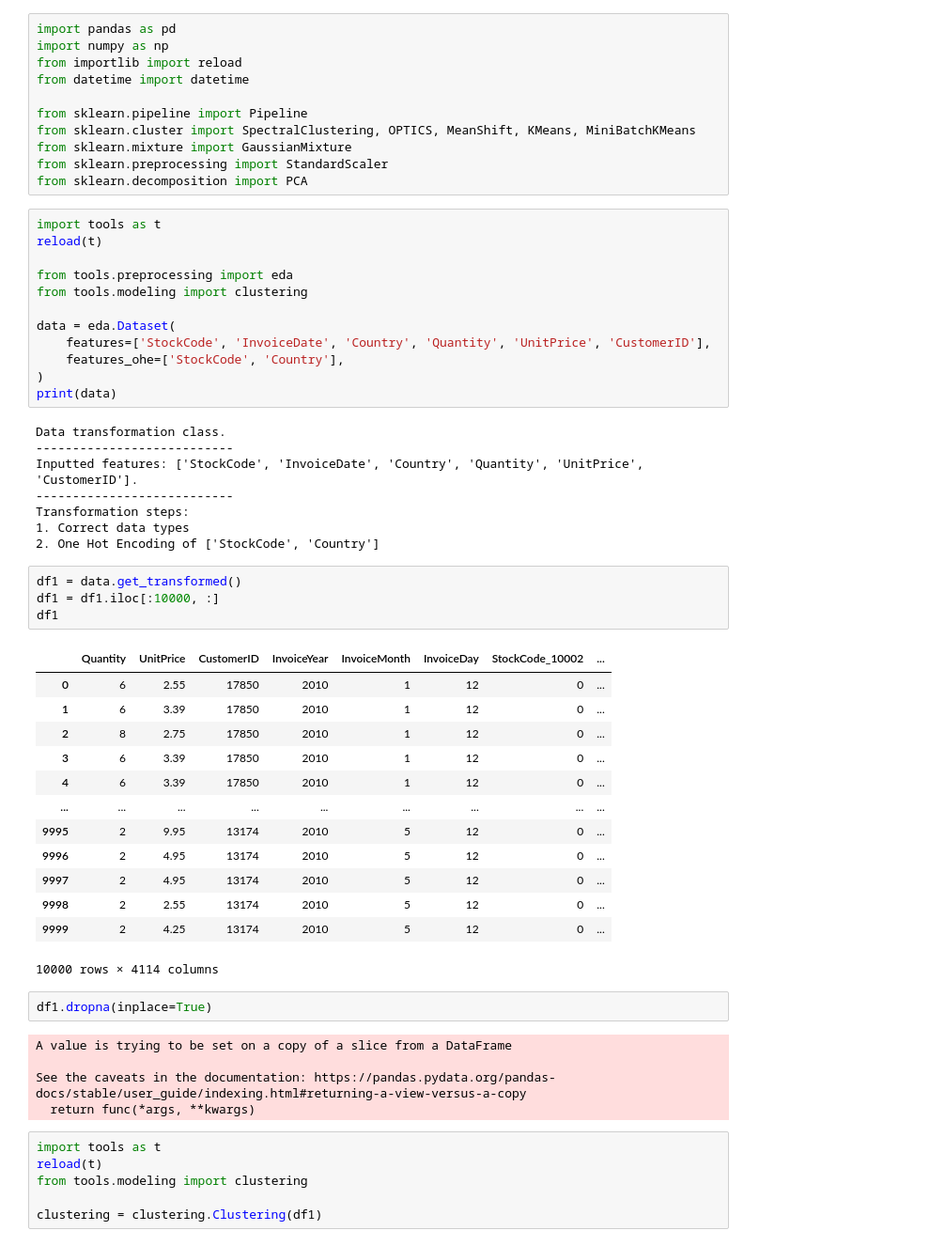
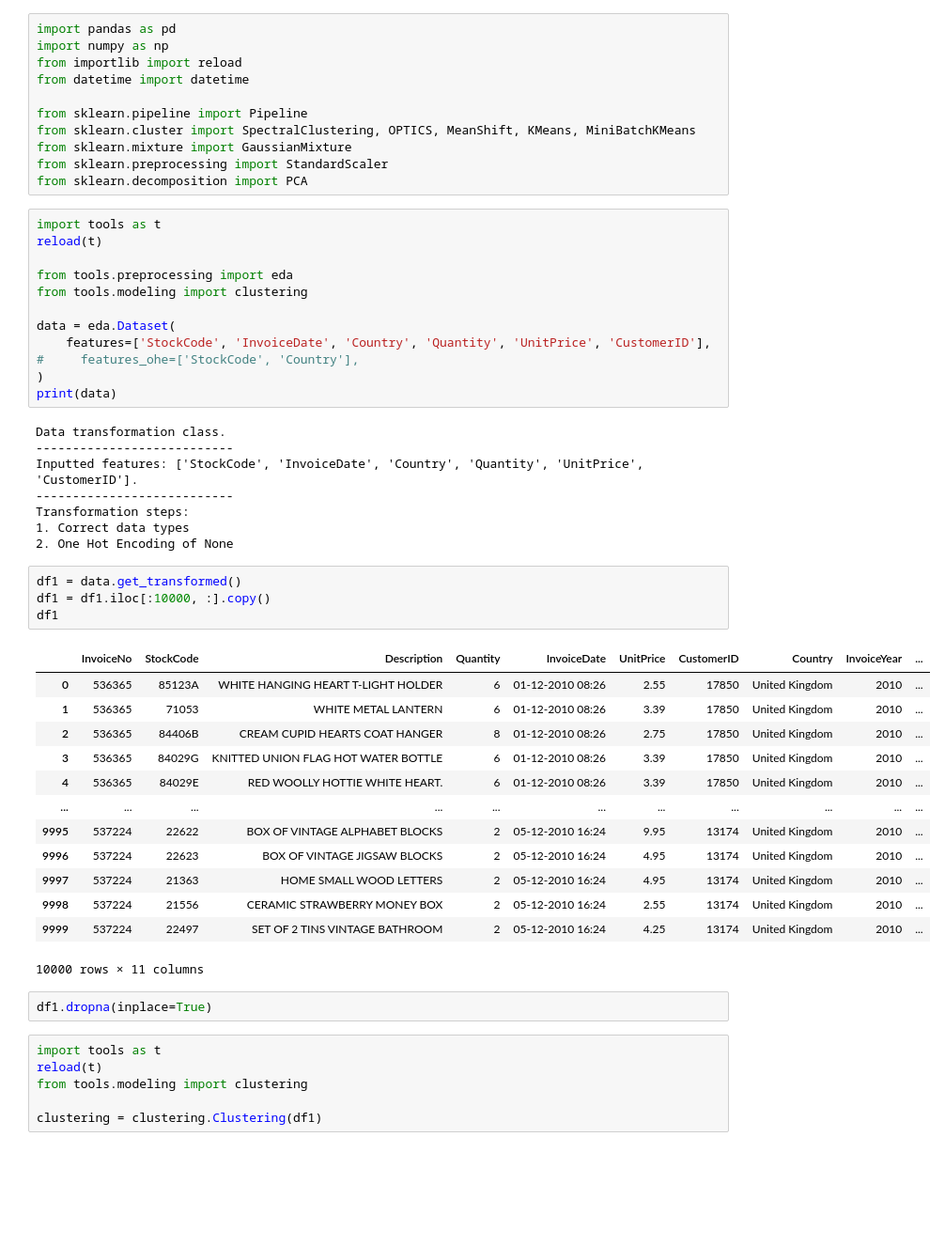
Before and after one commit to nastiag67/online-retail-clustering, a Jupyter notebook: README.ipynb, the cells around one changed output. Shown at 94% size. Cells and saved outputs as stored; diff of their text form; blank space fills up the shorter version.

```diff
--- a/README.ipynb
+++ b/README.ipynb
@@ -96,7 +96,7 @@ from tools.modeling import clustering
 
 data = eda.Dataset(
     features=['StockCode', 'InvoiceDate', 'Country', 'Quantity', 'UnitPrice', 'CustomerID'],
-    features_ohe=['StockCode', 'Country'],
+#     features_ohe=['StockCode', 'Country'],
 )
 print(data)
 # %% [output]
@@ -106,32 +106,27 @@ Inputted features: ['StockCode', 'InvoiceDate', 'Country', 'Quantity', 'UnitPric
 ---------------------------
 Transformation steps:
 1. Correct data types
-2. One Hot Encoding of ['StockCode', 'Country']
+2. One Hot Encoding of None
 # %%
 df1 = data.get_transformed()
-df1 = df1.iloc[:10000, :]
+df1 = df1.iloc[:10000, :].copy()
 df1
 # %% [output]
-|  | Quantity | UnitPrice | CustomerID | InvoiceYear | InvoiceMonth | InvoiceDay | StockCode_10002 | ... |
-| 0 | 6 | 2.55 | 17850 | 2010 | 1 | 12 | 0 | ... |
-| 1 | 6 | 3.39 | 17850 | 2010 | 1 | 12 | 0 | ... |
-| 2 | 8 | 2.75 | 17850 | 2010 | 1 | 12 | 0 | ... |
-| 3 | 6 | 3.39 | 17850 | 2010 | 1 | 12 | 0 | ... |
-| 4 | 6 | 3.39 | 17850 | 2010 | 1 | 12 | 0 | ... |
-| ... | ... | ... | ... | ... | ... | ... | ... | ... |
-| 9995 | 2 | 9.95 | 13174 | 2010 | 5 | 12 | 0 | ... |
-| 9996 | 2 | 4.95 | 13174 | 2010 | 5 | 12 | 0 | ... |
-| 9997 | 2 | 4.95 | 13174 | 2010 | 5 | 12 | 0 | ... |
-| 9998 | 2 | 2.55 | 13174 | 2010 | 5 | 12 | 0 | ... |
-| 9999 | 2 | 4.25 | 13174 | 2010 | 5 | 12 | 0 | ... |
+|  | InvoiceNo | StockCode | Description | Quantity | InvoiceDate | UnitPrice | CustomerID | Country | InvoiceYear | ... |
+| 0 | 536365 | 85123A | WHITE HANGING HEART T-LIGHT HOLDER | 6 | 01-12-2010 08:26 | 2.55 | 17850 | United Kingdom | 2010 | ... |
+| 1 | 536365 | 71053 | WHITE METAL LANTERN | 6 | 01-12-2010 08:26 | 3.39 | 17850 | United Kingdom | 2010 | ... |
+| 2 | 536365 | 84406B | CREAM CUPID HEARTS COAT HANGER | 8 | 01-12-2010 08:26 | 2.75 | 17850 | United Kingdom | 2010 | ... |
+| 3 | 536365 | 84029G | KNITTED UNION FLAG HOT WATER BOTTLE | 6 | 01-12-2010 08:26 | 3.39 | 17850 | United Kingdom | 2010 | ... |
+| 4 | 536365 | 84029E | RED WOOLLY HOTTIE WHITE HEART. | 6 | 01-12-2010 08:26 | 3.39 | 17850 | United Kingdom | 2010 | ... |
+| ... | ... | ... | ... | ... | ... | ... | ... | ... | ... | ... |
+| 9995 | 537224 | 22622 | BOX OF VINTAGE ALPHABET BLOCKS | 2 | 05-12-2010 16:24 | 9.95 | 13174 | United Kingdom | 2010 | ... |
+| 9996 | 537224 | 22623 | BOX OF VINTAGE JIGSAW BLOCKS | 2 | 05-12-2010 16:24 | 4.95 | 13174 | United Kingdom | 2010 | ... |
+| 9997 | 537224 | 21363 | HOME SMALL WOOD LETTERS | 2 | 05-12-2010 16:24 | 4.95 | 13174 | United Kingdom | 2010 | ... |
+| 9998 | 537224 | 21556 | CERAMIC STRAWBERRY MONEY BOX | 2 | 05-12-2010 16:24 | 2.55 | 13174 | United Kingdom | 2010 | ... |
+| 9999 | 537224 | 22497 | SET OF 2 TINS VINTAGE BATHROOM | 2 | 05-12-2010 16:24 | 4.25 | 13174 | United Kingdom | 2010 | ... |
-10000 rows × 4114 columns
+10000 rows × 11 columns
 # %%
 df1.dropna(inplace=True)
-# %% [output]
-A value is trying to be set on a copy of a slice from a DataFrame
-
-See the caveats in the documentation: https://pandas.pydata.org/pandas-docs/stable/user_guide/indexing.html#returning-a-view-versus-a-copy
-  return func(*args, **kwargs)
 # %%
 import tools as t
 reload(t)
```
Also changed, not shown: parts of 2 cells of this notebook, 2 other files.
